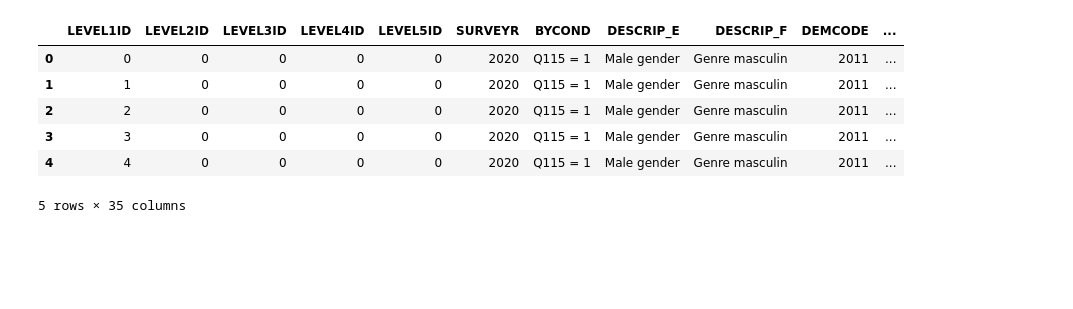
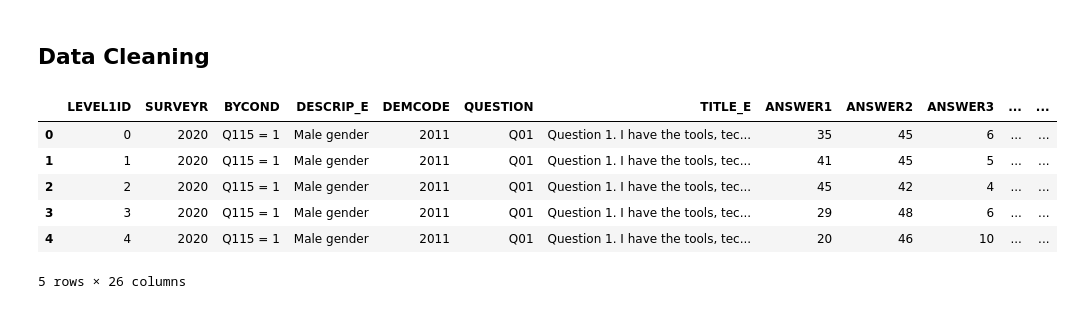
Before and after one commit to Sunnyc317/CanDev-equity_groups_talent_mobilization-, a Jupyter notebook: set3_sunny.ipynb, the cells around one changed output. Cells and saved outputs as stored; diff of their text form; code cells hidden in the pictures; blank space fills up the shorter version.

```diff
--- a/set3_sunny.ipynb
+++ b/set3_sunny.ipynb
@@ -1,12 +0,0 @@
-# %%
-import pandas as pd
-set3 = pd.read_csv('subset-3-sous-ensemble-3.csv')
-set3.head()
-# %% [output]
-|  | LEVEL1ID | LEVEL2ID | LEVEL3ID | LEVEL4ID | LEVEL5ID | SURVEYR | BYCOND | DESCRIP_E | DESCRIP_F | DEMCODE | ... |
-| 0 | 0 | 0 | 0 | 0 | 0 | 2020 | Q115 = 1 | Male gender | Genre masculin | 2011 | ... |
-| 1 | 1 | 0 | 0 | 0 | 0 | 2020 | Q115 = 1 | Male gender | Genre masculin | 2011 | ... |
-| 2 | 2 | 0 | 0 | 0 | 0 | 2020 | Q115 = 1 | Male gender | Genre masculin | 2011 | ... |
-| 3 | 3 | 0 | 0 | 0 | 0 | 2020 | Q115 = 1 | Male gender | Genre masculin | 2011 | ... |
-| 4 | 4 | 0 | 0 | 0 | 0 | 2020 | Q115 = 1 | Male gender | Genre masculin | 2011 | ... |
-5 rows × 35 columns
@@ -12,0 +5,15 @@ set3.head()
+# %% [markdown]
+## Data Cleaning
+# %%
+set3 = pd.read_csv('subset-3-sous-ensemble-3.csv', encoding='ISO-8859-1')
+# print(set3[set3.LEVEL2ID!=0])
+set3.drop(columns=['LEVEL2ID', 'LEVEL3ID','LEVEL4ID','LEVEL5ID','DESCRIP_F','TITLE_F','DEPT_F', 'INDICATORFRA','SUBINDICATORFRA'],inplace=True)
+set3.head()
+# %% [output]
+|  | LEVEL1ID | SURVEYR | BYCOND | DESCRIP_E | DEMCODE | QUESTION | TITLE_E | ANSWER1 | ANSWER2 | ANSWER3 | ... | ... |
+| 0 | 0 | 2020 | Q115 = 1 | Male gender | 2011 | Q01 | Question 1. I have the tools, tec... | 35 | 45 | 6 | ... | ... |
+| 1 | 1 | 2020 | Q115 = 1 | Male gender | 2011 | Q01 | Question 1. I have the tools, tec... | 41 | 45 | 5 | ... | ... |
+| 2 | 2 | 2020 | Q115 = 1 | Male gender | 2011 | Q01 | Question 1. I have the tools, tec... | 45 | 42 | 4 | ... | ... |
+| 3 | 3 | 2020 | Q115 = 1 | Male gender | 2011 | Q01 | Question 1. I have the tools, tec... | 29 | 48 | 6 | ... | ... |
+| 4 | 4 | 2020 | Q115 = 1 | Male gender | 2011 | Q01 | Question 1. I have the tools, tec... | 20 | 46 | 10 | ... | ... |
+5 rows × 26 columns
```
Also changed, not shown: parts of 14 cells of this notebook, 1 other file.
